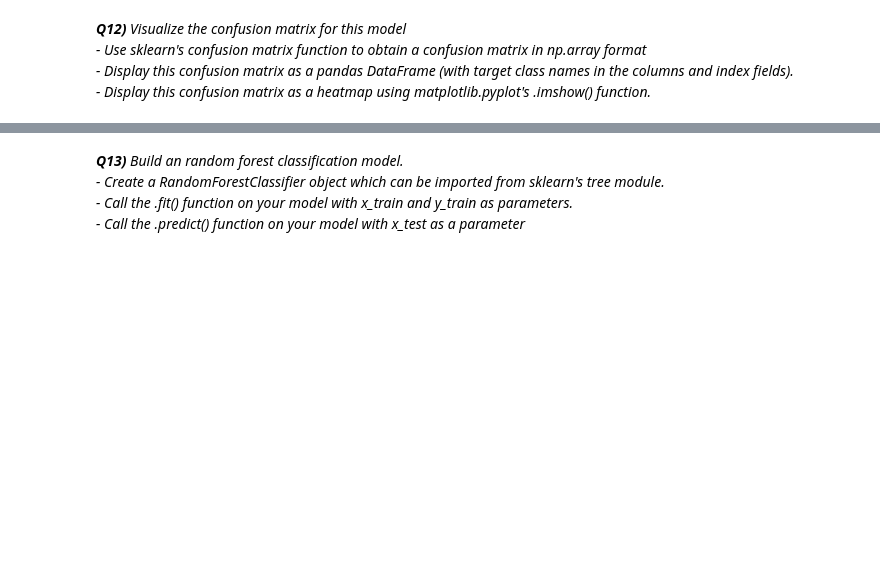
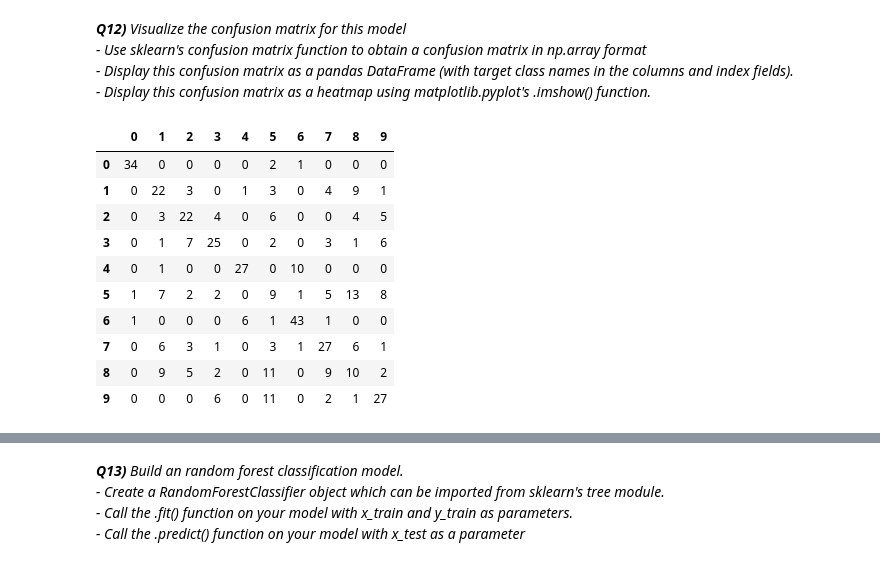
Before and after one commit to GarrettFaucher/CS254, a Jupyter notebook: Assignment3/Garrett_Faucher_Assignment3.ipynb, the cells around one changed output, grey strips where cells are left out. Saved outputs shown, nothing was run; the diff lists cells and outputs as text; code cells hidden in the pictures; blank space fills up the shorter version.

```diff
--- a/Assignment3/Garrett_Faucher_Assignment3.ipynb
+++ b/Assignment3/Garrett_Faucher_Assignment3.ipynb
@@ -172,2 +160,19 @@ plt.imshow(conf_matrix, interpolation='nearest', cmap=plt.cm.Blues)
 # %% [markdown]
 *<strong>Q12)</strong> Visualize the confusion matrix for this model<br>- Use sklearn's confusion matrix function to obtain a confusion matrix in np.array format<br>- Display this confusion matrix as a pandas DataFrame (with target class names in the columns and index fields).<br>- Display this confusion matrix as a heatmap using matplotlib.pyplot's .imshow() function.*
+# %%
+conf_matrix_dcf = confusion_matrix(y_test, y_predict_dcf, labels=[0, 1, 2, 3, 4, 5, 6, 7, 8, 9])
+df = pd.DataFrame(data=conf_matrix_dcf)
+
+df
+# %% [output]
+|  | 0 | 1 | 2 | 3 | 4 | 5 | 6 | 7 | 8 | 9 |
+| 0 | 34 | 0 | 0 | 0 | 0 | 2 | 1 | 0 | 0 | 0 |
+| 1 | 0 | 22 | 3 | 0 | 1 | 3 | 0 | 4 | 9 | 1 |
+| 2 | 0 | 3 | 22 | 4 | 0 | 6 | 0 | 0 | 4 | 5 |
+| 3 | 0 | 1 | 7 | 25 | 0 | 2 | 0 | 3 | 1 | 6 |
+| 4 | 0 | 1 | 0 | 0 | 27 | 0 | 10 | 0 | 0 | 0 |
+| 5 | 1 | 7 | 2 | 2 | 0 | 9 | 1 | 5 | 13 | 8 |
+| 6 | 1 | 0 | 0 | 0 | 6 | 1 | 43 | 1 | 0 | 0 |
+| 7 | 0 | 6 | 3 | 1 | 0 | 3 | 1 | 27 | 6 | 1 |
+| 8 | 0 | 9 | 5 | 2 | 0 | 11 | 0 | 9 | 10 | 2 |
+| 9 | 0 | 0 | 0 | 6 | 0 | 11 | 0 | 2 | 1 | 27 |
```
Also changed, not shown: parts of 12 cells of this notebook, 1 other file.
